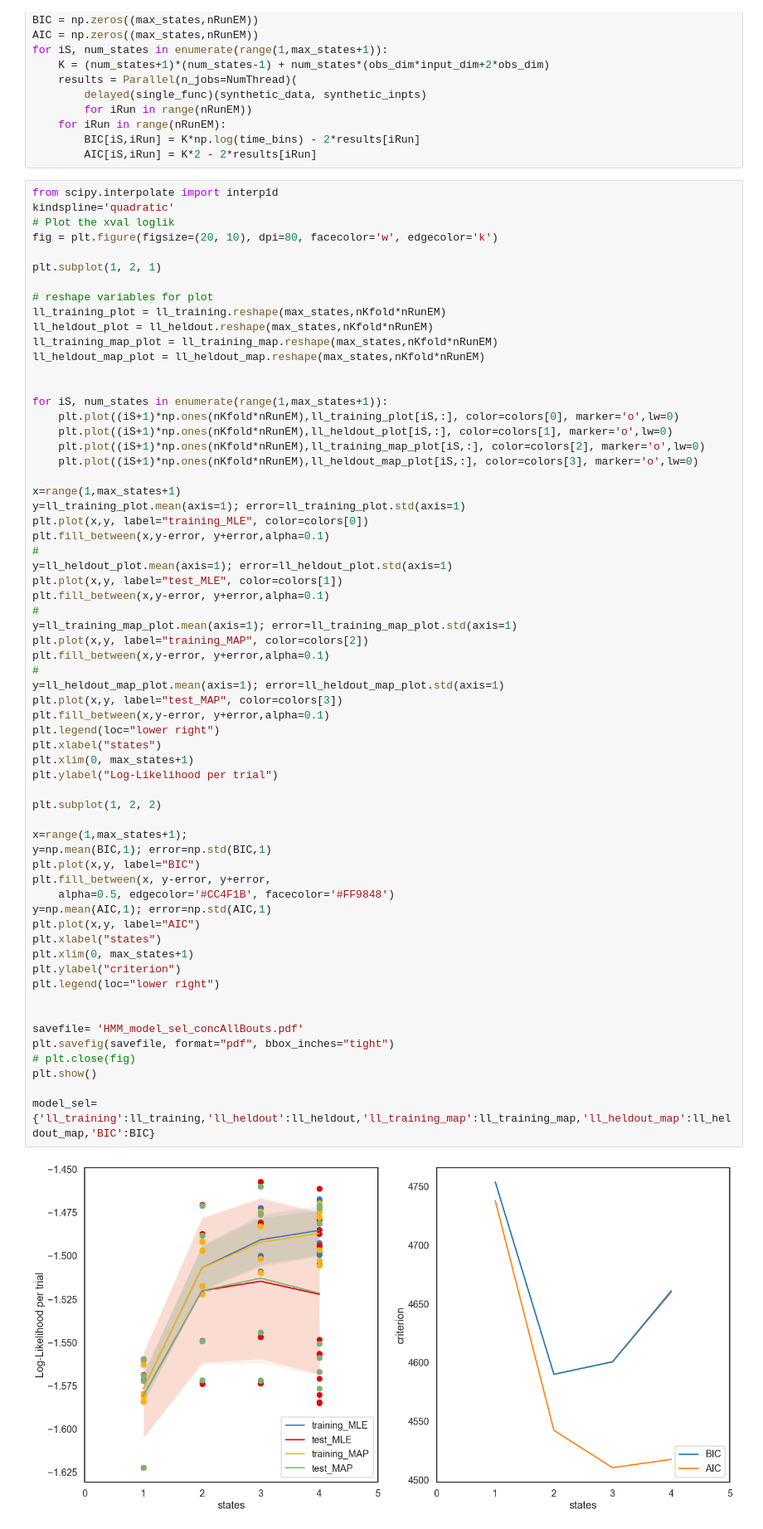
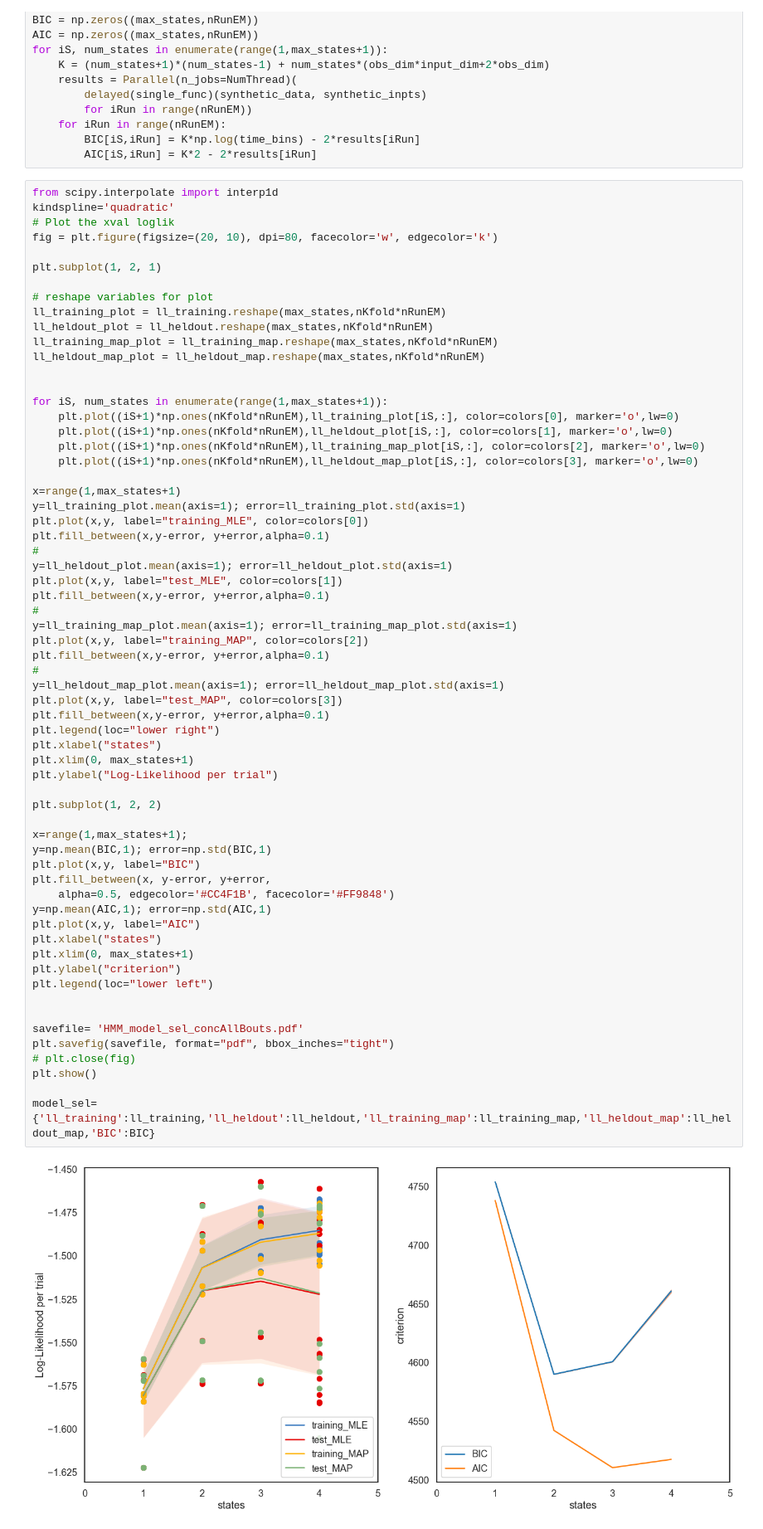
Before and after one commit to mazzulab/ssm, a Jupyter notebook: notebooks/2c Input-driven linear model (LM-HMM).ipynb, the cells around one changed output. Shown at 83% size. Cells and saved outputs as stored; diff of their text form.

```diff
--- a/notebooks/2c Input-driven linear model (LM-HMM).ipynb
+++ b/notebooks/2c Input-driven linear model (LM-HMM).ipynb
@@ -620,32 +622,32 @@ plt.fill_between(x,y-error, y+error,alpha=0.1)
 #
 y=ll_heldout_map_plot.mean(axis=1); error=ll_heldout_map_plot.std(axis=1)
 plt.plot(x,y, label="test_MAP", color=colors[3])
 plt.fill_between(x,y-error, y+error,alpha=0.1)
 plt.legend(loc="lower right")
 plt.xlabel("states")
 plt.xlim(0, max_states+1)
 plt.ylabel("Log-Likelihood per trial")
 
 plt.subplot(1, 2, 2)
 
 x=range(1,max_states+1);
 y=np.mean(BIC,1); error=np.std(BIC,1)
 plt.plot(x,y, label="BIC")
 plt.fill_between(x, y-error, y+error,
     alpha=0.5, edgecolor='#CC4F1B', facecolor='#FF9848')
 y=np.mean(AIC,1); error=np.std(AIC,1)
 plt.plot(x,y, label="AIC")
 plt.xlabel("states")
 plt.xlim(0, max_states+1)
 plt.ylabel("criterion")
-plt.legend(loc="lower right")
+plt.legend(loc="lower left")
 
 
 savefile= 'HMM_model_sel_concAllBouts.pdf'
 plt.savefig(savefile, format="pdf", bbox_inches="tight")
 # plt.close(fig)
 plt.show()
 
 model_sel={'ll_training':ll_training,'ll_heldout':ll_heldout,'ll_training_map':ll_training_map,'ll_heldout_map':ll_heldout_map,'BIC':BIC}
 # %% [output]
-[figure, old version]
+[figure, new version]
```
Also changed, not shown: parts of 1 cell of this notebook.
